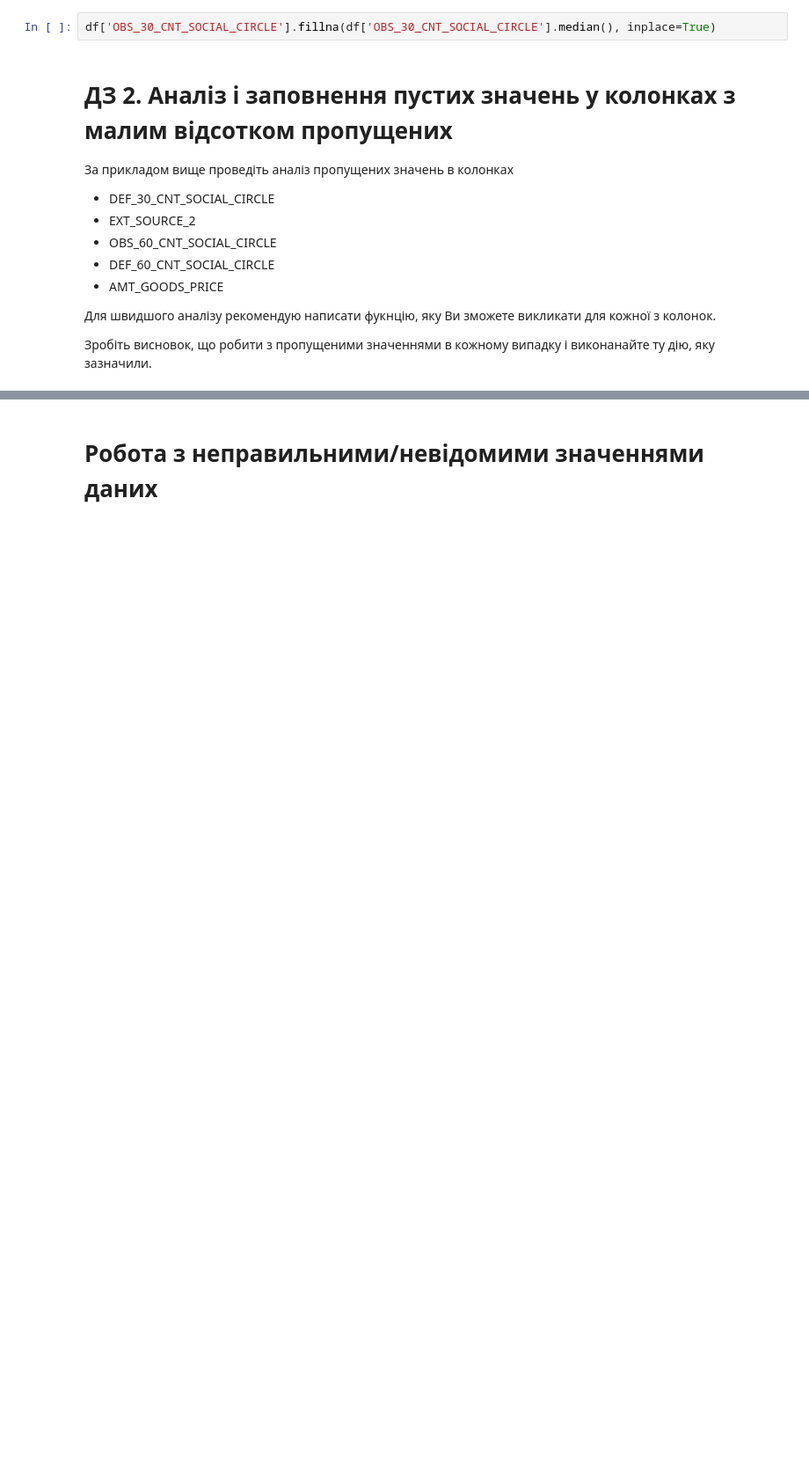
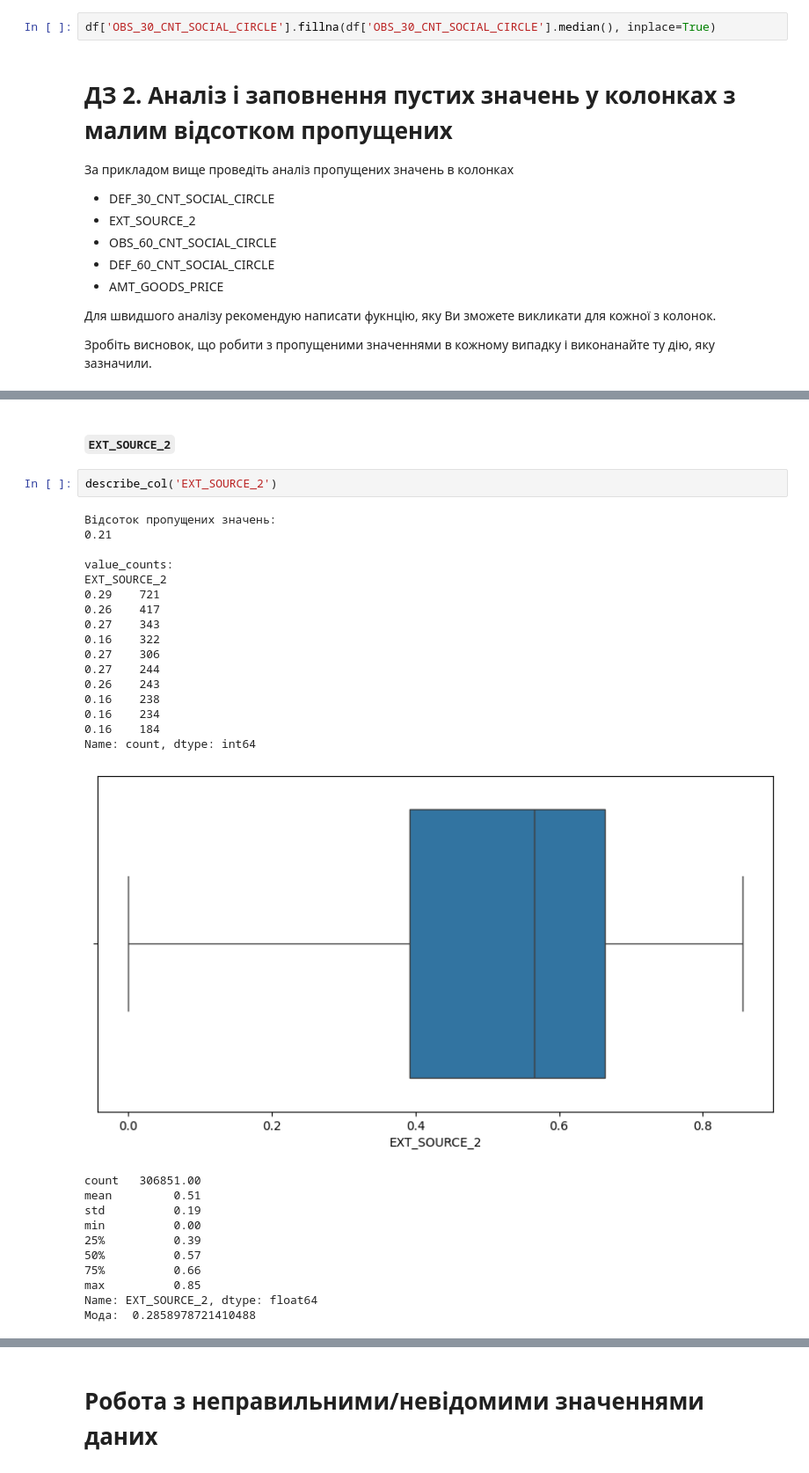
Before and after one commit to YelizavetaP/ml_tasks, a Jupyter notebook: lectures/1_Credit_EDA.ipynb, the cells around one changed output, grey strips where cells are left out. Shown at 88% size. Saved outputs shown, nothing was run; the diff lists cells and outputs as text; blank space fills up the shorter version.

```diff
--- a/lectures/1_Credit_EDA.ipynb
+++ b/lectures/1_Credit_EDA.ipynb
@@ -526,0 +914,32 @@ df['OBS_30_CNT_SOCIAL_CIRCLE'].fillna(df['OBS_30_CNT_SOCIAL_CIRCLE'].median(), i
+# %% [markdown]
+#### `EXT_SOURCE_2`
+# %%
+describe_col('EXT_SOURCE_2')
+# %% [output]
+Відсоток пропущених значень:
+0.21
+
+value_counts:
+EXT_SOURCE_2
+0.29    721
+0.26    417
+0.27    343
+0.16    322
+0.27    306
+0.27    244
+0.26    243
+0.16    238
+0.16    234
+0.16    184
+Name: count, dtype: int64
+[figure, added]
+count   306851.00
+mean         0.51
+std          0.19
+min          0.00
+25%          0.39
+50%          0.57
+75%          0.66
+max          0.85
+Name: EXT_SOURCE_2, dtype: float64
+Мода:  0.2858978721410488
```
Also changed, not shown: parts of 79 cells of this notebook.
